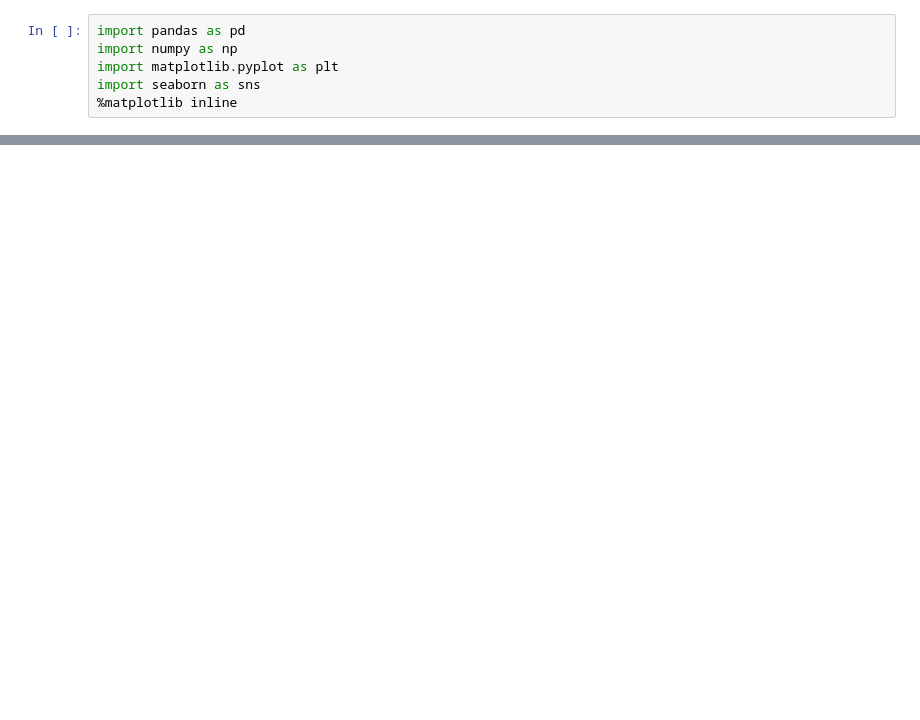
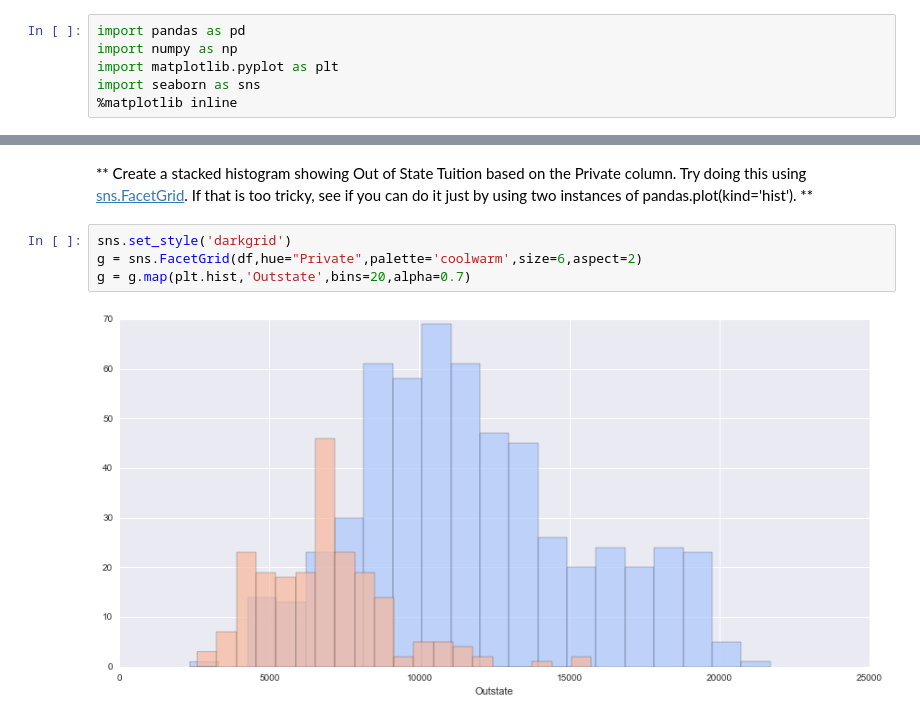
Before and after one commit to MaryamNajafian/Tea_DataScience_PyIntro_TF, a Jupyter notebook: DSLect5e_Excercise5.ipynb, the cells around one changed output, grey strips where cells are left out. Drawn from its saved outputs; the diff is of its cells as text; blank space fills up the shorter version.

```diff
--- a/DSLect5e_Excercise5.ipynb
+++ b/DSLect5e_Excercise5.ipynb
@@ -183,0 +117,8 @@ avg / total       0.84      0.84      0.84       300
+# %% [markdown]
+** Create a stacked histogram showing Out of State Tuition based on the Private column. Try doing this using [sns.FacetGrid](https://stanford.edu/~mwaskom/software/seaborn/generated/seaborn.FacetGrid.html). If that is too tricky, see if you can do it just by using two instances of pandas.plot(kind='hist'). **
+# %%
+sns.set_style('darkgrid')
+g = sns.FacetGrid(df,hue="Private",palette='coolwarm',size=6,aspect=2)
+g = g.map(plt.hist,'Outstate',bins=20,alpha=0.7)
+# %% [output]
+[figure, added]
```
Also changed, not shown: parts of 71 cells of this notebook.
